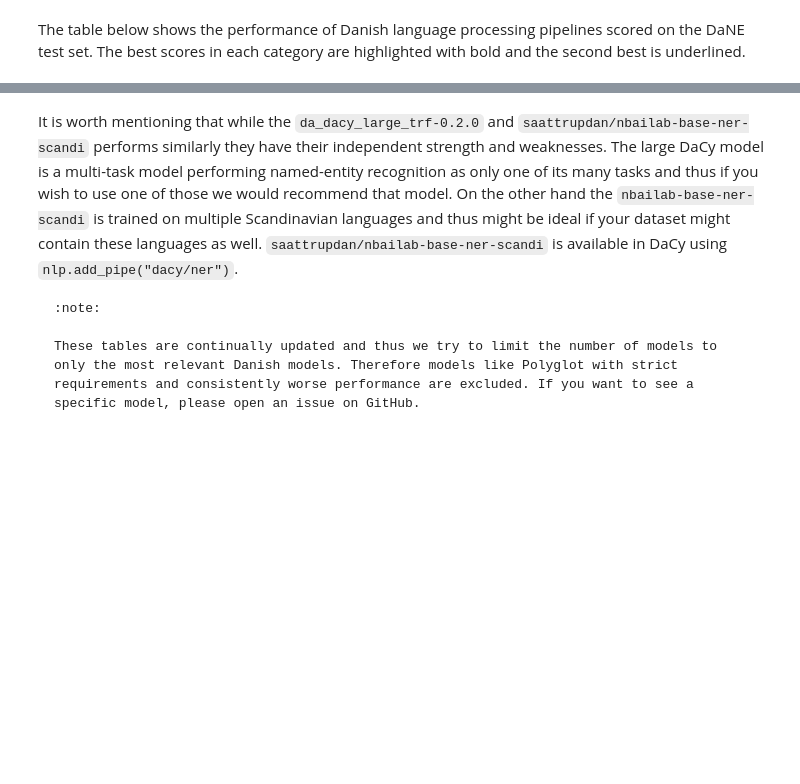
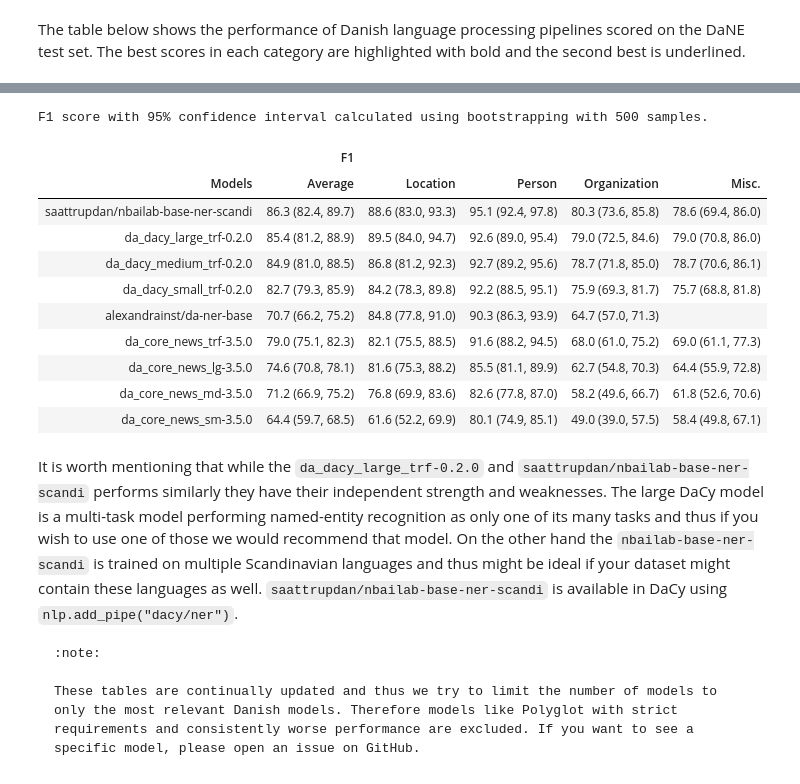
Before and after one commit to centre-for-humanities-computing/DaCy, a Jupyter notebook: docs/tutorials/dont_run/performance_ner.ipynb, the cells around one changed output, grey strips where cells are left out. Saved outputs shown, nothing was run; the diff lists cells and outputs as text; code cells hidden in the pictures; blank space fills up the shorter version.

```diff
--- a/docs/performance.ner new.ipynb
+++ b/docs/tutorials/dont_run/performance_ner.ipynb
@@ -62,13 +62,6 @@ from multiprocessing import Pool
 # %%
 dane = {}
-with Pool(8) as p:
-    out = p.starmap(
-        apply_models,
-        [
-            (mdl_name, model_getter, "dane", ["test"])
-            for mdl_name, model_getter in MODELS.items()
-        ],
-    )
-    for mdl_name, mdl_results in zip(MODELS.keys(), out):  # type: ignore
-        dane[mdl_name] = mdl_results["test"]
+for mdl_name, model_getter in MODELS.items():
+    mdl_results = apply_models(mdl_name, model_getter, dataset="dane", splits=["test"])
+    dane[mdl_name] = mdl_results["test"]
 # %% [output]
@@ -85,7 +78,6 @@ dane (test): Loading prediction for da_core_news_lg-3.5.0
 dane (test): Loading prediction for da_core_news_md-3.5.0
 dane (test): Loading prediction for da_core_news_sm-3.5.0
 # %%
-from spacy.training import Example
 import pandas as pd
 from evaluation.utils import create_dataframe
 
@@ -132,5 +124,8 @@ def create_table(
     s = s.set_properties(subset=[("", "Models")], **{"text-align": "left"})
     # remove the index
     s = s.hide(axis="index")
+
+    # smaller font size
+    s = s.set_table_attributes('style="font-size: 0.65em"')
     return s
 # %%
@@ -142,11 +156,25 @@ with Pool(8) as p:
 # %%
 df = pd.concat(tables)
 # sort columns
 df = df[["Models", "Average", "Location", "Person", "Organization", "Misc."]]
+df_average = df["Average"]
 create_table(
     df,
     "F1 score with 95% confidence interval calculated using bootstrapping with 500 samples.",
 )
+# %% [output]
+F1 score with 95% confidence interval calculated using bootstrapping with 500 samples.
+|  | F1 |  |  |  |  |
+| Models | Average | Location | Person | Organization | Misc. |
+| saattrupdan/nbailab-base-ner-scandi | 86.3 (82.4, 89.7) | 88.6 (83.0, 93.3) | 95.1 (92.4, 97.8) | 80.3 (73.6, 85.8) | 78.6 (69.4, 86.0) |
+| da_dacy_large_trf-0.2.0 | 85.4 (81.2, 88.9) | 89.5 (84.0, 94.7) | 92.6 (89.0, 95.4) | 79.0 (72.5, 84.6) | 79.0 (70.8, 86.0) |
+| da_dacy_medium_trf-0.2.0 | 84.9 (81.0, 88.5) | 86.8 (81.2, 92.3) | 92.7 (89.2, 95.6) | 78.7 (71.8, 85.0) | 78.7 (70.6, 86.1) |
+| da_dacy_small_trf-0.2.0 | 82.7 (79.3, 85.9) | 84.2 (78.3, 89.8) | 92.2 (88.5, 95.1) | 75.9 (69.3, 81.7) | 75.7 (68.8, 81.8) |
+| alexandrainst/da-ner-base | 70.7 (66.2, 75.2) | 84.8 (77.8, 91.0) | 90.3 (86.3, 93.9) | 64.7 (57.0, 71.3) |  |
+| da_core_news_trf-3.5.0 | 79.0 (75.1, 82.3) | 82.1 (75.5, 88.5) | 91.6 (88.2, 94.5) | 68.0 (61.0, 75.2) | 69.0 (61.1, 77.3) |
+| da_core_news_lg-3.5.0 | 74.6 (70.8, 78.1) | 81.6 (75.3, 88.2) | 85.5 (81.1, 89.9) | 62.7 (54.8, 70.3) | 64.4 (55.9, 72.8) |
+| da_core_news_md-3.5.0 | 71.2 (66.9, 75.2) | 76.8 (69.9, 83.6) | 82.6 (77.8, 87.0) | 58.2 (49.6, 66.7) | 61.8 (52.6, 70.6) |
+| da_core_news_sm-3.5.0 | 64.4 (59.7, 68.5) | 61.6 (52.2, 69.9) | 80.1 (74.9, 85.1) | 49.0 (39.0, 57.5) | 58.4 (49.8, 67.1) |
 # %% [markdown]
 It is worth mentioning that while the `da_dacy_large_trf-0.2.0` and `saattrupdan/nbailab-base-ner-scandi` performs similarly they have their independent strength and weaknesses. The large DaCy model is a multi-task model performing named-entity recognition as only one of its many tasks and thus if you wish to use one of those we would recommend that model. On the other hand the `nbailab-base-ner-scandi` is trained on multiple Scandinavian languages and thus might be ideal if your dataset might contain these languages as well. `saattrupdan/nbailab-base-ner-scandi` is available in DaCy using `nlp.add_pipe("dacy/ner")`.
 
```
Also changed, not shown: parts of 23 cells of this notebook, 23 other files.
